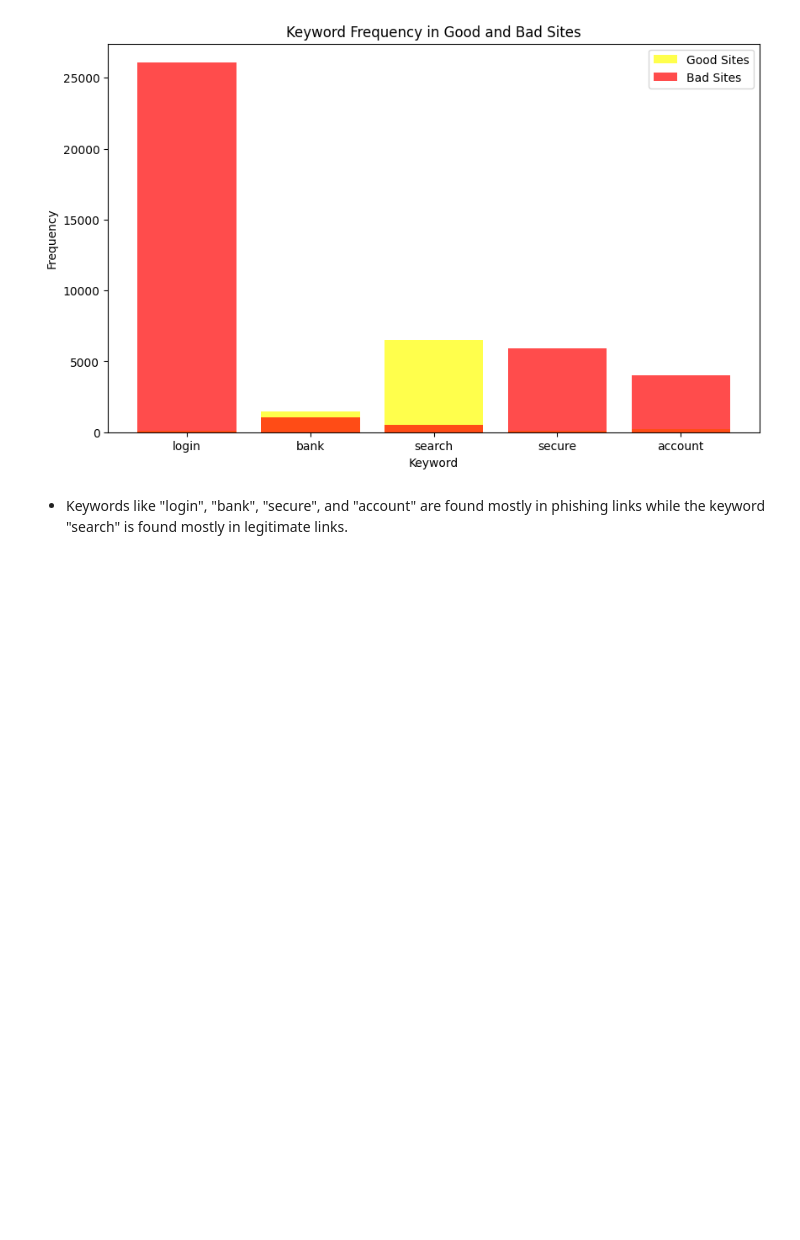
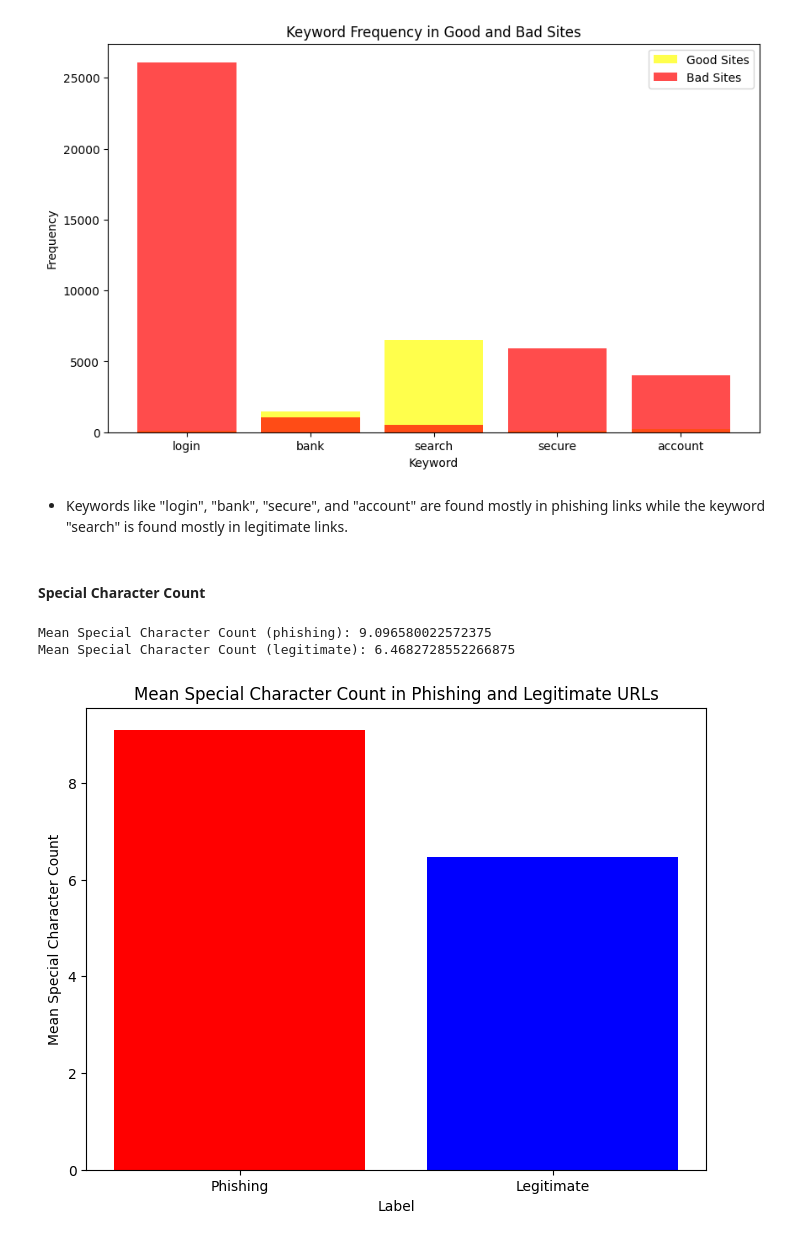
Before and after one commit to Kairos5106/data-science, a Jupyter notebook: test.ipynb, the cells around one changed output. Cells and saved outputs as stored; diff of their text form; code cells hidden in the pictures; blank space fills up the shorter version.

```diff
--- a/test.ipynb
+++ b/test.ipynb
@@ -481,3 +481,34 @@ plt.show()
 [figure]
 # %% [markdown]
 - Keywords like "login", "bank", "secure", and "account" are found mostly in phishing links while the keyword "search" is found mostly in legitimate links.
+# %% [markdown]
+#### Special Character Count
+# %%
+# Define function to count special characters in a URL
+def count_special_characters(url):
+    special_characters = set(string.punctuation)  # All special characters
+    return sum(1 for char in url if char in special_characters)
+
+# Count special characters in phishing and legitimate URLs
+phish_data['special_char_count'] = phish_data['URL'].apply(count_special_characters)
+special_char_counts_phishing = phish_data[phish_data['Label'] == 'bad']['special_char_count']
+special_char_counts_legitimate = phish_data[phish_data['Label'] == 'good']['special_char_count']
+
+# Compare the mean special character count between phishing and legitimate URLs
+mean_special_char_count_phishing = special_char_counts_phishing.mean()
+mean_special_char_count_legitimate = special_char_counts_legitimate.mean()
+
+print("Mean Special Character Count (phishing):", mean_special_char_count_phishing)
+print("Mean Special Character Count (legitimate):", mean_special_char_count_legitimate)
+
+# Create a bar plot to compare mean special character count for phishing and legitimate URLs
+plt.figure(figsize=(8, 6))
+plt.bar(['Phishing', 'Legitimate'], [mean_special_char_count_phishing, mean_special_char_count_legitimate], color=['red', 'blue'])
+plt.title('Mean Special Character Count in Phishing and Legitimate URLs')
+plt.xlabel('Label')
+plt.ylabel('Mean Special Character Count')
+plt.show()
+# %% [output]
+Mean Special Character Count (phishing): 9.096580022572375
+Mean Special Character Count (legitimate): 6.4682728552266875
+[figure, added]
```
Also changed, not shown: parts of 9 cells of this notebook.
